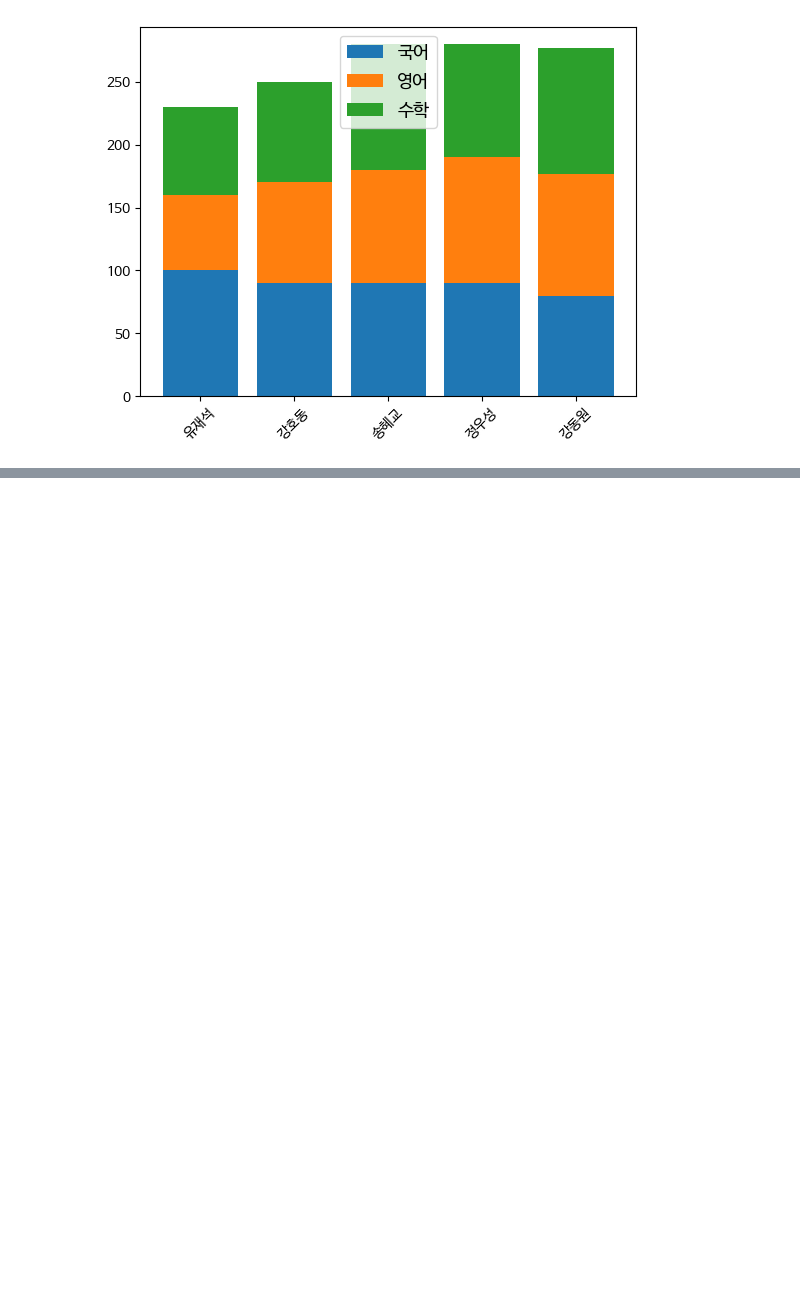
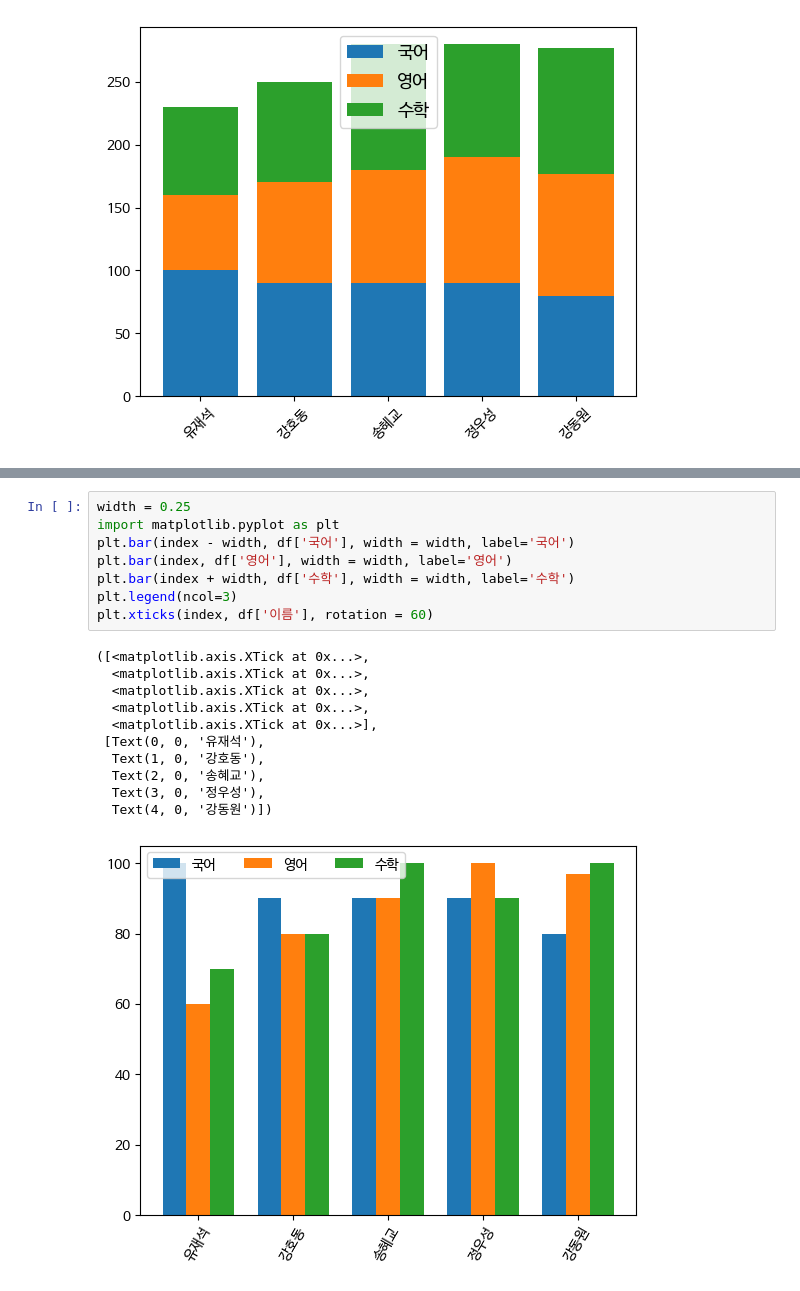
Before and after one commit to sukjin1/ed, a Jupyter notebook: Matplotlib_Nado.ipynb, the cells around one changed output, grey strips where cells are left out. Drawn from its saved outputs; the diff is of its cells as text; blank space fills up the shorter version.

```diff
--- a/Matplotlib_Nado.ipynb
+++ b/Matplotlib_Nado.ipynb
@@ -449,0 +503,20 @@ plt.legend(loc='upper center', fontsize=13)
+# %%
+width = 0.25
+import matplotlib.pyplot as plt
+plt.bar(index - width, df['국어'], width = width, label='국어')
+plt.bar(index, df['영어'], width = width, label='영어')
+plt.bar(index + width, df['수학'], width = width, label='수학')
+plt.legend(ncol=3)
+plt.xticks(index, df['이름'], rotation = 60)
+# %% [output]
+([<matplotlib.axis.XTick at 0x...>,
+  <matplotlib.axis.XTick at 0x...>,
+  <matplotlib.axis.XTick at 0x...>,
+  <matplotlib.axis.XTick at 0x...>,
+  <matplotlib.axis.XTick at 0x...>],
+ [Text(0, 0, '유재석'),
+  Text(1, 0, '강호동'),
+  Text(2, 0, '송혜교'),
+  Text(3, 0, '정우성'),
+  Text(4, 0, '강동원')])
+[figure, added]
```
Also changed, not shown: parts of 48 cells of this notebook.
